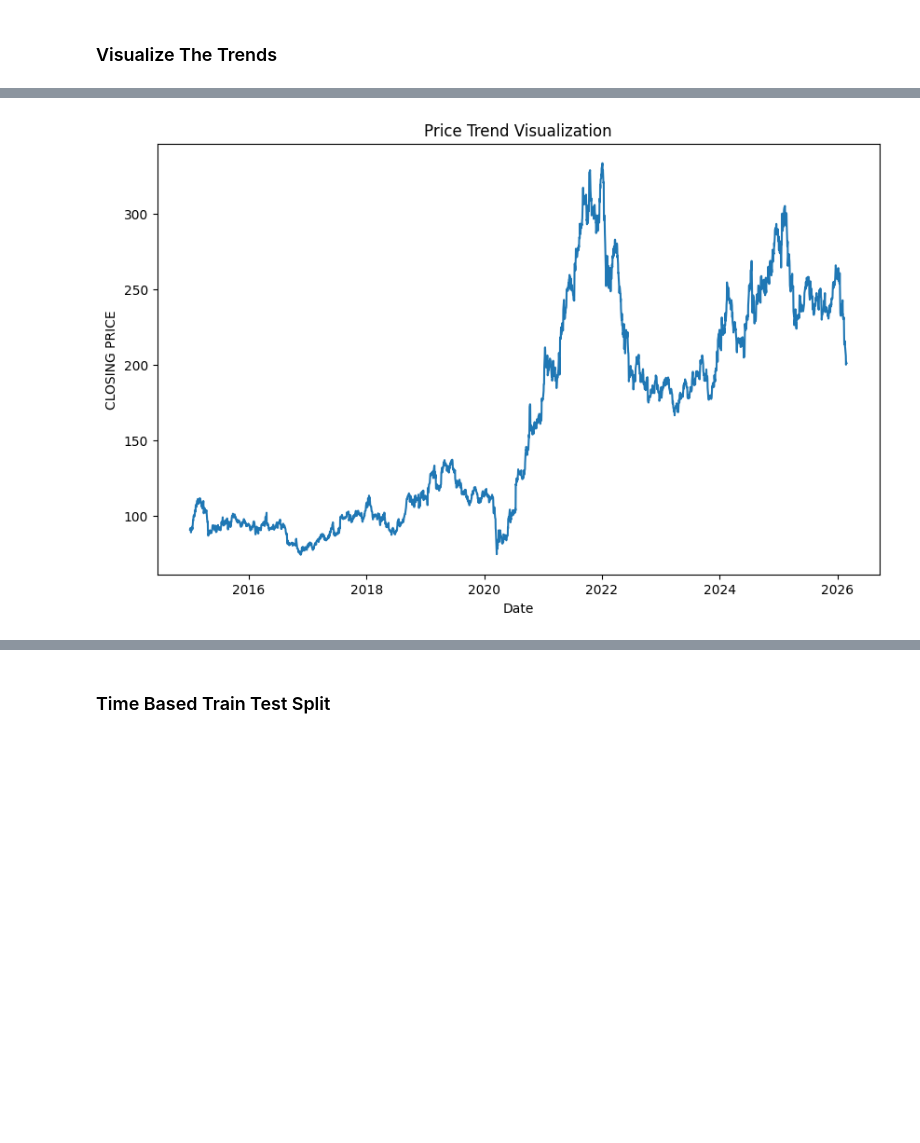
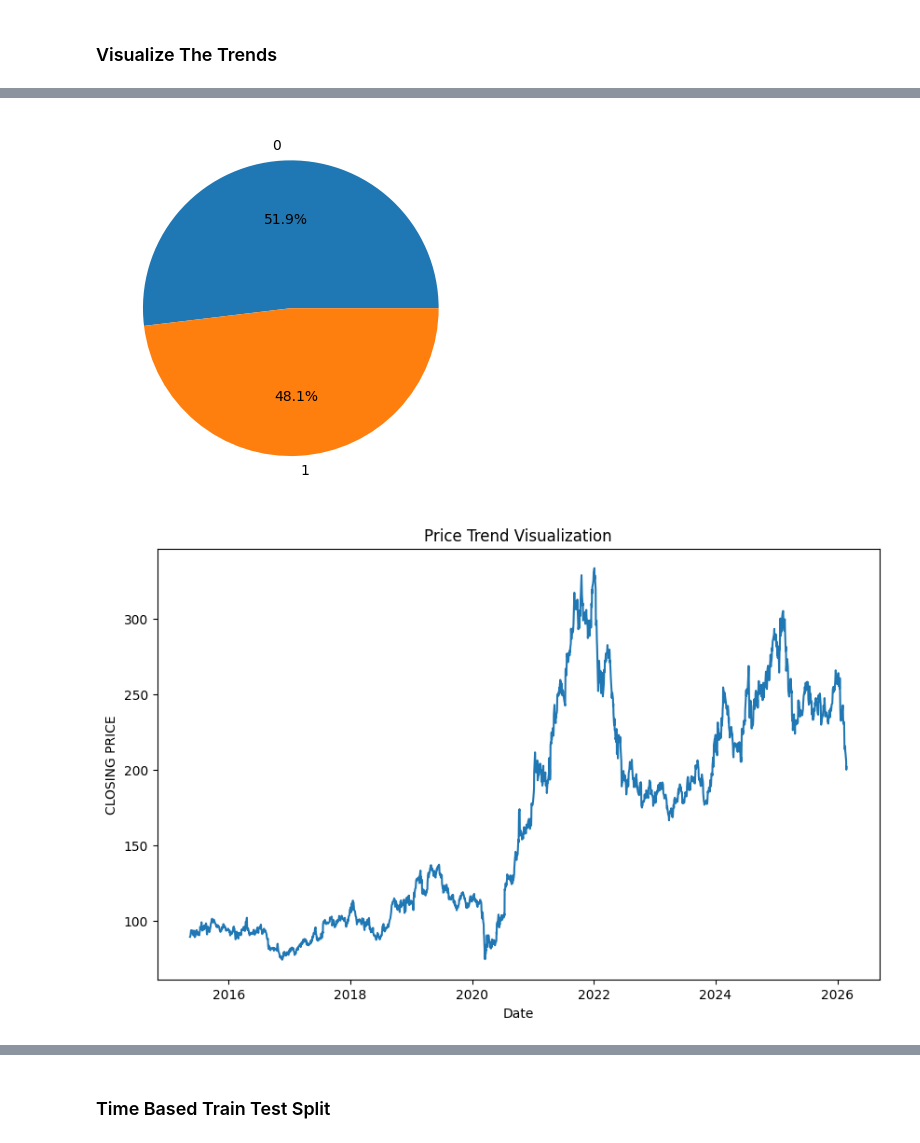
Before and after one commit to vishesh2305/SUL_Stock_Prediction_Analysis, a Jupyter notebook: IT_Notebook_WIPRO.ipynb, the cells around one changed output, grey strips where cells are left out. Saved outputs shown, nothing was run; the diff lists cells and outputs as text; code cells hidden in the pictures; blank space fills up the shorter version.

```diff
--- a/IT_Notebook_WIPRO.ipynb
+++ b/IT_Notebook_WIPRO.ipynb
@@ -59,15 +185,21 @@ df_Wipro = df_Wipro.sort_values(by="Date").reset_index(drop=True)
+# %%
+plt.pie(df_WIPRO['Target'].value_counts().values,
+        labels=[0, 1], autopct='%1.1f%%')
+plt.show()
+# %% [output]
+[figure, added]
 # %%
 import matplotlib.pyplot as plt
 # %%
 # Price Trend Over the Time
 plt.figure(figsize=(10,6))
-plt.plot(df_Wipro['Date'], df_Wipro['Close'], )
+plt.plot(df_WIPRO['Date'], df_WIPRO['Close'], )
 plt.title("Price Trend Visualization")
 plt.xlabel("Date")
 plt.ylabel("CLOSING PRICE")
 plt.show()
 # %% [output]
-[figure, old version]
+[figure, new version]
 # %%
 # Volume trend Over Time
 plt.figure(figsize=(10,6))
```
Also changed, not shown: parts of 97 cells of this notebook, 2 other files.
